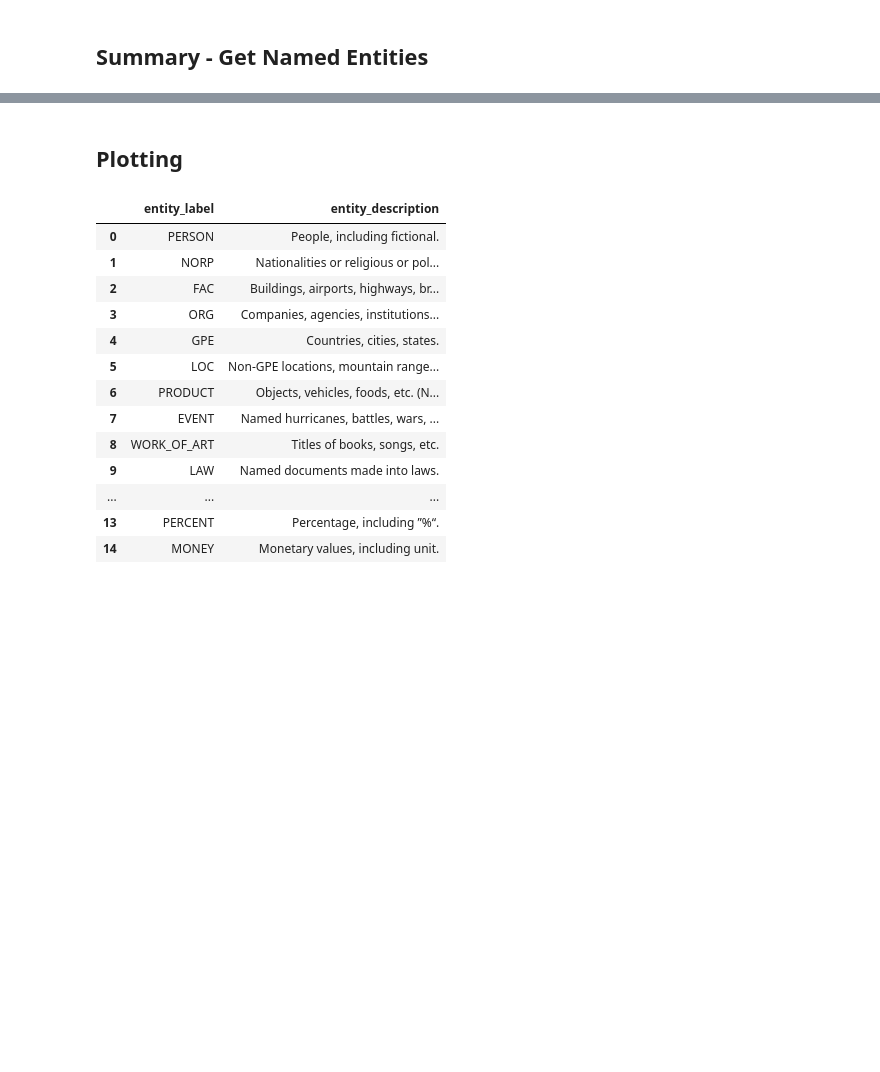
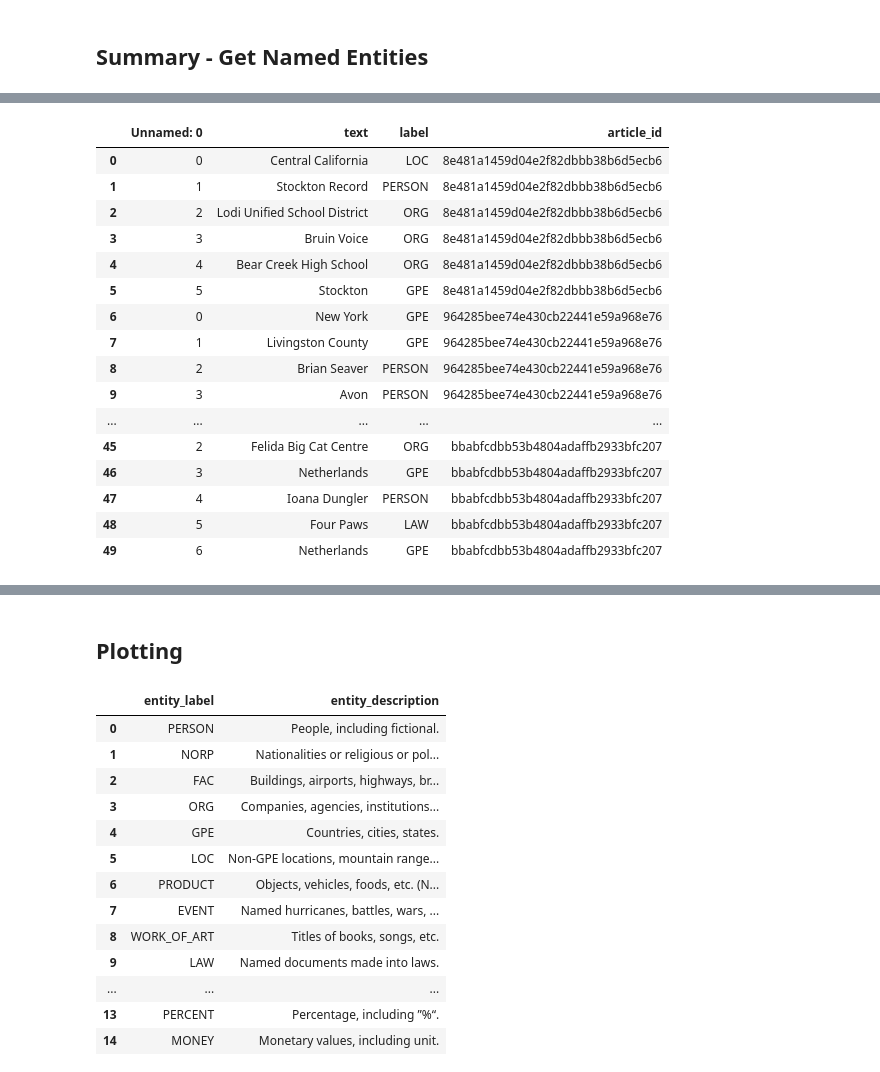
Before and after one commit to phoebewong/AC297r_2019_Associated_Press, a Jupyter notebook: notebooks/named_entities_EDA.ipynb, the cells around one changed output, grey strips where cells are left out. Cells and saved outputs as stored; diff of their text form; code cells hidden in the pictures; blank space fills up the shorter version.

```diff
--- a/notebooks/named_entities_EDA.ipynb
+++ b/notebooks/named_entities_EDA.ipynb
@@ -156,0 +234,21 @@ entities_list_summary_df.to_csv("../data/entities_list_summary.csv")
+# %%
+entities_list_summary_df = pd.read_csv("../data/entities_list_summary.csv")
+entities_list_summary_df.head(50)
+# %% [output]
+|  | Unnamed: 0 | text | label | article_id |
+| 0 | 0 | Central California | LOC | 8e481a1459d04e2f82dbbb38b6d5ecb6 |
+| 1 | 1 | Stockton Record | PERSON | 8e481a1459d04e2f82dbbb38b6d5ecb6 |
+| 2 | 2 | Lodi Unified School District | ORG | 8e481a1459d04e2f82dbbb38b6d5ecb6 |
+| 3 | 3 | Bruin Voice | ORG | 8e481a1459d04e2f82dbbb38b6d5ecb6 |
+| 4 | 4 | Bear Creek High School | ORG | 8e481a1459d04e2f82dbbb38b6d5ecb6 |
+| 5 | 5 | Stockton | GPE | 8e481a1459d04e2f82dbbb38b6d5ecb6 |
+| 6 | 0 | New York | GPE | 964285bee74e430cb22441e59a968e76 |
+| 7 | 1 | Livingston County | GPE | 964285bee74e430cb22441e59a968e76 |
+| 8 | 2 | Brian Seaver | PERSON | 964285bee74e430cb22441e59a968e76 |
+| 9 | 3 | Avon | PERSON | 964285bee74e430cb22441e59a968e76 |
+| ... | ... | ... | ... | ... |
+| 45 | 2 | Felida Big Cat Centre | ORG | bbabfcdbb53b4804adaffb2933bfc207 |
+| 46 | 3 | Netherlands | GPE | bbabfcdbb53b4804adaffb2933bfc207 |
+| 47 | 4 | Ioana Dungler | PERSON | bbabfcdbb53b4804adaffb2933bfc207 |
+| 48 | 5 | Four Paws | LAW | bbabfcdbb53b4804adaffb2933bfc207 |
+| 49 | 6 | Netherlands | GPE | bbabfcdbb53b4804adaffb2933bfc207 |
```
Also changed, not shown: parts of 32 cells of this notebook, 4 other files.
